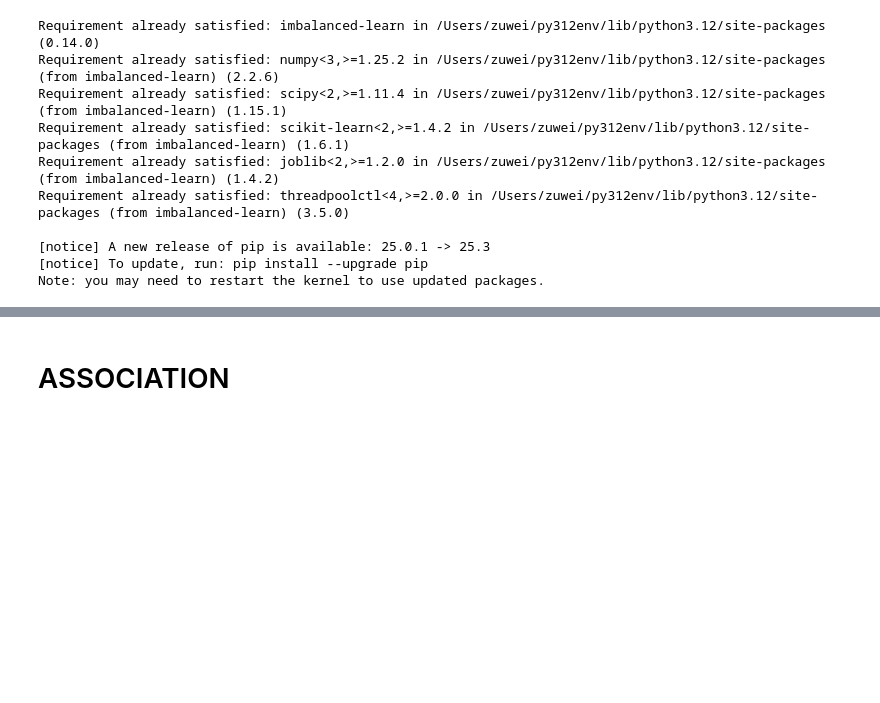
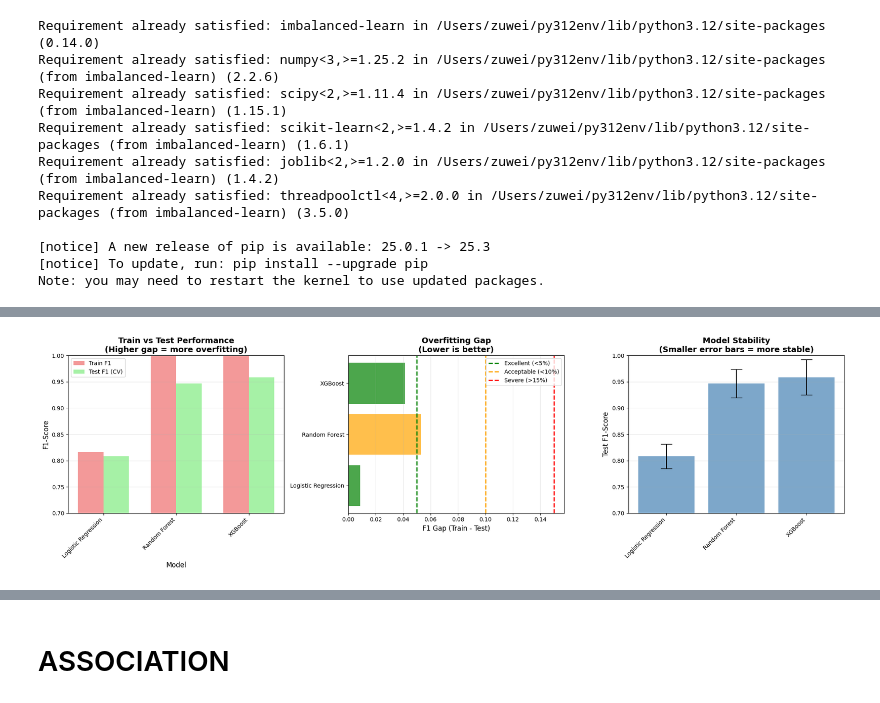
Before and after one commit to zuweii/datamining, a Jupyter notebook: collision.ipynb, the cells around one changed output, grey strips where cells are left out. Saved outputs shown, nothing was run; the diff lists cells and outputs as text; code cells hidden in the pictures; blank space fills up the shorter version.

```diff
--- a/collision.ipynb
+++ b/collision.ipynb
@@ -433,0 +588,99 @@ ROC-AUC Score: 0.9997238005050505
+# %%
+# ============================================================================
+# OVERFITTING ANALYSIS: Train vs Test Performance
+# ============================================================================
+
+print("\n" + "="*70)
+print("OVERFITTING CHECK: Train vs Test Performance")
+print("="*70)
+
+# Create detailed comparison DataFrame
+overfitting_analysis = pd.DataFrame({
+    'Model': list(cv_results_grouped.keys()),
+    'Train F1': [cv_results_grouped[name]['train_f1'] for name in cv_results_grouped.keys()],
+    'Test F1': [cv_results_grouped[name]['test_f1'] for name in cv_results_grouped.keys()],
+    'F1 Gap': [cv_results_grouped[name]['train_f1'] - cv_results_grouped[name]['test_f1']
+               for name in cv_results_grouped.keys()],
+    'Gap %': [(cv_results_grouped[name]['train_f1'] - cv_results_grouped[name]['test_f1']) /
+              cv_results_grouped[name]['train_f1'] * 100
+              for name in cv_results_grouped.keys()],
+    'Test Std': [cv_results_grouped[name]['test_f1_std'] for name in cv_results_grouped.keys()]
+}).set_index('Model')
+
+print("\nTrain vs Test F1-Score Comparison:")
+print(overfitting_analysis.round(4))
+
+# Flag models with issues
+for model_name, row in overfitting_analysis.iterrows():
+    gap = row['F1 Gap']
+    if gap < 0.05:
+        status = "✓ Excellent"
+    elif gap < 0.10:
+        status = "✓ Good"
+    elif gap < 0.15:
+        status = "⚠️ Moderate overfitting"
+    else:
+        status = "❌ Severe overfitting"
+
+    print(f"\n{model_name}:")
+    print(f"  Train F1: {row['Train F1']:.4f}")
+    print(f"  Test F1:  {row['Test F1']:.4f}")
+    print(f"  Gap:      {gap:.4f} ({row['Gap %']:.2f}%)")
+    print(f"  Status:   {status}")
+
+# ============================================================================
+# VISUALIZATION: Train vs Test Performance
+# ============================================================================
+
+fig, axes = plt.subplots(1, 3, figsize=(20, 6))
+
+# 1. Train vs Test F1 Comparison
+models = overfitting_analysis.index
+x = np.arange(len(models))
+width = 0.35
+
+axes[0].bar(x - width/2, overfitting_analysis['Train F1'], width,
+           label='Train F1', color='lightcoral', alpha=0.8)
+axes[0].bar(x + width/2, overfitting_analysis['Test F1'], width,
+           label='Test F1 (CV)', color='lightgreen', alpha=0.8)
+axes[0].set_xlabel('Model', fontsize=12)
+axes[0].set_ylabel('F1-Score', fontsize=12)
+axes[0].set_title('Train vs Test Performance\n(Higher gap = more overfitting)',
+                 fontsize=14, fontweight='bold')
+axes[0].set_xticks(x)
+axes[0].set_xticklabels(models, rotation=45, ha='right')
+axes[0].legend()
+axes[0].grid(axis='y', alpha=0.3)
+axes[0].set_ylim([0.7, 1.0])
+
+# 2. Overfitting Gap Analysis
+colors_gap = ['green' if gap < 0.05 else 'orange' if gap < 0.10 else 'red'
+              for gap in overfitting_analysis['F1 Gap']]
+axes[1].barh(range(len(models)), overfitting_analysis['F1 Gap'],
+            color=colors_gap, alpha=0.7)
+axes[1].set_yticks(range(len(models)))
+axes[1].set_yticklabels(models)
+axes[1].set_xlabel('F1 Gap (Train - Test)', fontsize=12)
+axes[1].set_title('Overfitting Gap\n(Lower is better)', fontsize=14, fontweight='bold')
+axes[1].axvline(x=0.05, color='green', linestyle='--', label='Excellent (<5%)', linewidth=2)
+axes[1].axvline(x=0.10, color='orange', linestyle='--', label='Acceptable (<10%)', linewidth=2)
+axes[1].axvline(x=0.15, color='red', linestyle='--', label='Severe (>15%)', linewidth=2)
+axes[1].legend()
+axes[1].grid(axis='x', alpha=0.3)
+
+# 3. Stability Analysis (Test F1 with error bars)
+test_f1 = overfitting_analysis['Test F1'].values
+test_std = overfitting_analysis['Test Std'].values
+axes[2].bar(range(len(models)), test_f1,
+           yerr=test_std, capsize=10, alpha=0.7, color='steelblue')
+axes[2].set_xticks(range(len(models)))
+axes[2].set_xticklabels(models, rotation=45, ha='right')
+axes[2].set_ylabel('Test F1-Score', fontsize=12)
+axes[2].set_title('Model Stability\n(Smaller error bars = more stable)',
+                 fontsize=14, fontweight='bold')
+axes[2].grid(axis='y', alpha=0.3)
+axes[2].set_ylim([0.7, 1.0])
+
+plt.tight_layout()
+plt.show()
+# %% [output]
@@ -434,2 +704,3 @@ ROC-AUC Score: 0.9997238005050505
+[figure, added]
 # %% [markdown]
 **Insights**
```
Also changed, not shown: parts of 19 cells of this notebook, 1 other file.
